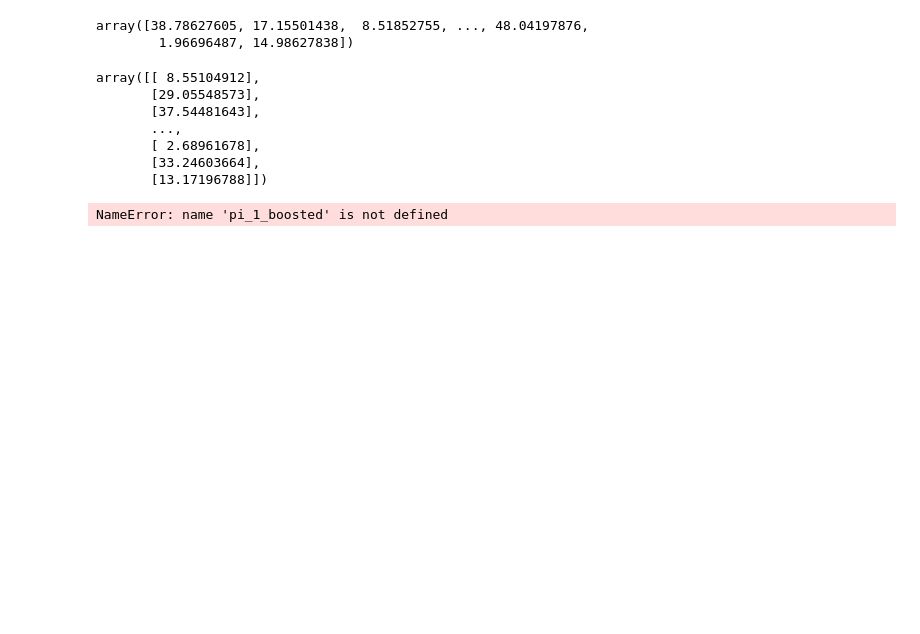
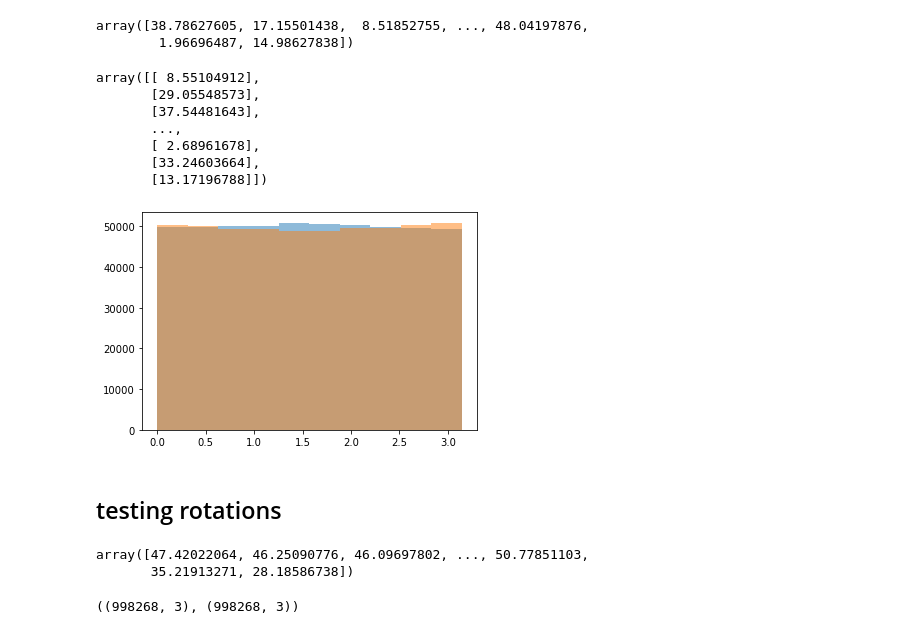
Before and after one commit to stanleyycheung/MSci-Project-HiggsTauTau, a Jupyter notebook: stanley/testing_aco_angle.ipynb, the cells around one changed output. Cells and saved outputs as stored; diff of their text form; code cells hidden in the pictures; blank space fills up the shorter version.

Commit message:
vectorised rotations in rho-rho channel

```diff
--- a/stanley/testing_aco_angle.ipynb
+++ b/stanley/testing_aco_angle.ipynb
@@ -115,8 +115,18 @@ array([[ 8.55104912],
        [ 2.68961678],
        [33.24603664],
        [13.17196788]])
-# %%
-y_1 = (pi_1_boosted.E - pi0_1_boosted.E)/(pi_1_boosted.E + pi0_1_boosted.E)
-y_2 = (pi_2_boosted.E - pi0_2_boosted.E)/(pi_2_boosted.E + pi0_2_boosted.E)
-# %% [output]
-NameError: name 'pi_1_boosted' is not defined
+# %%
+pi_1_boosted = p1_boosted
+pi_2_boosted = p2_boosted
+pi0_1_boosted = p3_boosted
+pi0_2_boosted = p4_boosted
+y_1 = (pi_1_boosted.e - pi0_1_boosted.e)/(pi_1_boosted.e + pi0_1_boosted.e)
+y_2 = (pi_2_boosted.e - pi0_2_boosted.e)/(pi_2_boosted.e + pi0_2_boosted.e)
+# %%
+plt.hist(phi_CP[y_1*y_2<0],alpha=0.5)
+plt.hist(phi_CP[y_1*y_2>0],alpha=0.5)
+plt.show()
+# %% [output]
+[figure, added]
+# %% [markdown]
+## testing rotations
@@ -122,0 +149,5 @@ NameError: name 'pi_1_boosted' is not defined
+# %%
+rho_1_boosted.p
+# %% [output]
+array([47.42022064, 46.25090776, 46.09697802, ..., 50.77851103,
+       35.21913271, 28.18586738])
@@ -122,0 +157,4 @@ NameError: name 'pi_1_boosted' is not defined
+# %%
+vec1.shape, vec2.shape
+# %% [output]
+((998268, 3), (998268, 3))
```
Also changed, not shown: parts of 18 cells of this notebook, 6 other files.
